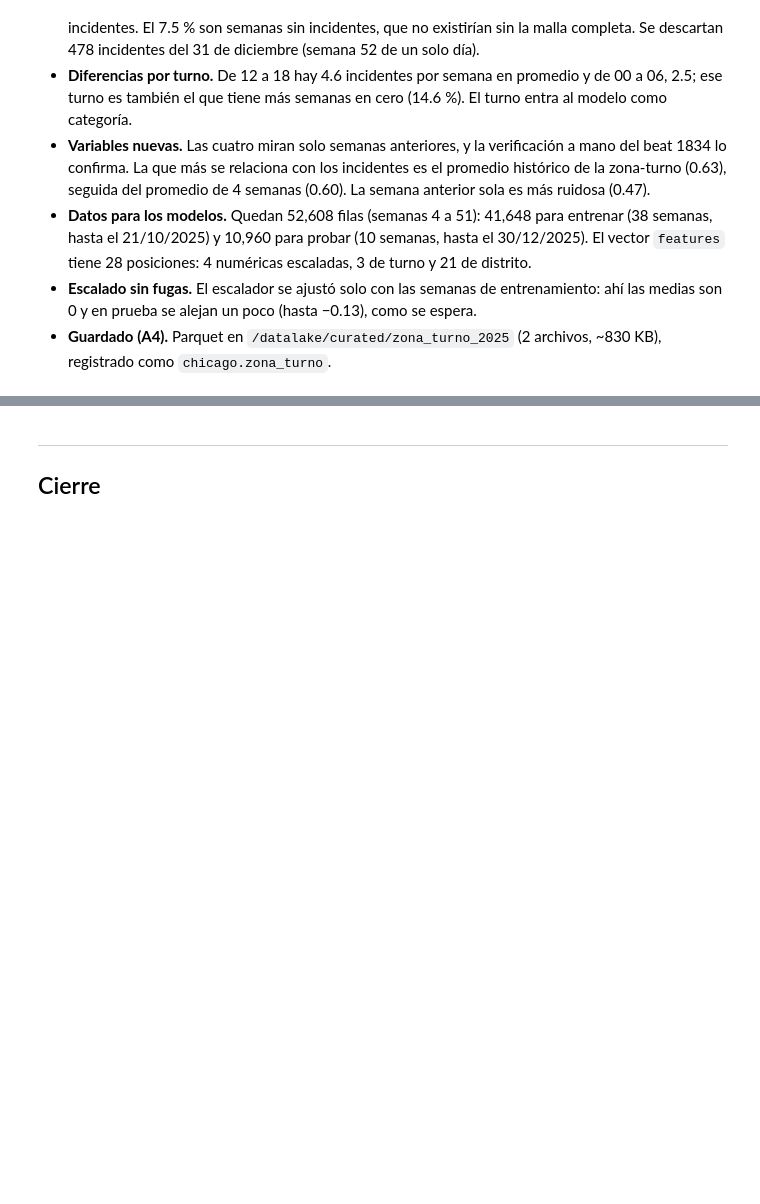
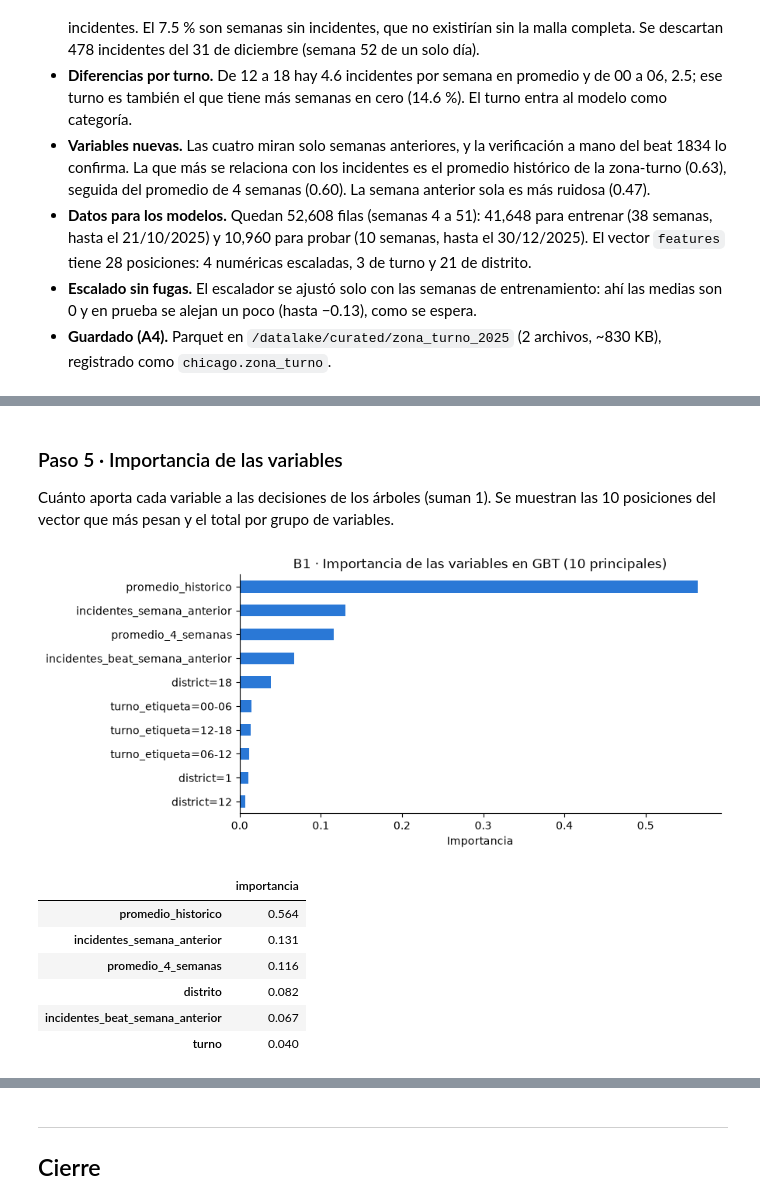
Before and after one commit to valentinodepaola/proyecto-integrador-big-data, a Jupyter notebook: notebooks/fase3_pipeline.ipynb, the cells around one changed output, grey strips where cells are left out. Saved outputs shown, nothing was run; the diff lists cells and outputs as text; code cells hidden in the pictures; blank space fills up the shorter version.

```diff
--- a/notebooks/fase3_pipeline.ipynb
+++ b/notebooks/fase3_pipeline.ipynb
@@ -901,0 +970,16 @@ root
+# %%
+SEMANA_VALIDACION = 34
+df_ajuste = df_entrenamiento.filter(F.col("semana") < SEMANA_VALIDACION)
+df_validacion = df_entrenamiento.filter(F.col("semana") >= SEMANA_VALIDACION)
+
+resultados_ajuste = []
+for profundidad in (3, 5):
+    for arboles in (20, 50):
+        gbt = GBTRegressor(featuresCol="features", labelCol="incidentes", maxDepth=profundidad, maxIter=arboles, seed=42)
+        prediccion = gbt.fit(df_ajuste).transform(df_validacion)
+        resultados_ajuste.append({"maxDepth": profundidad, "maxIter": arboles, **metricas(prediccion, "prediction")})
+
+tabla_ajuste = pd.DataFrame(resultados_ajuste).sort_values("RMSE").reset_index(drop=True)
+mejor_gbt = tabla_ajuste.iloc[0]
+print(f"Mejor combinación en validación: maxDepth = {mejor_gbt['maxDepth']:.0f}, maxIter = {mejor_gbt['maxIter']:.0f}")
+tabla_ajuste.round(4)
@@ -901,0 +997,10 @@ root
+# %%
+spark.sparkContext.setJobDescription("B1 · entrenamiento GBT")
+inicio = time.time()
+modelo_gbt = GBTRegressor(featuresCol="features", labelCol="incidentes",
+                          maxDepth=int(mejor_gbt["maxDepth"]), maxIter=int(mejor_gbt["maxIter"]), seed=42).fit(df_entrenamiento)
+segundos_gbt = time.time() - inicio
+spark.sparkContext.setJobDescription(None)
+
+pred_gbt = modelo_gbt.transform(df_prueba).cache()
+print(f"GBT con {modelo_gbt.getNumTrees} árboles de profundidad {modelo_gbt.getMaxDepth()} · entrenado en {segundos_gbt:.1f} s")
@@ -901,0 +1050,25 @@ root
+# %% [markdown]
+### Paso 5 · Importancia de las variables
+
+Cuánto aporta cada variable a las decisiones de los árboles (suman 1). Se muestran las 10 posiciones del vector que más pesan y el total por grupo de variables.
+# %%
+importancia_gbt = pd.Series(modelo_gbt.featureImportances.toArray(), index=NOMBRES_FEATURES).sort_values(ascending=False)
+
+fig, ax = plt.subplots(figsize=(8, 4))
+importancia_gbt.head(10)[::-1].plot.barh(ax=ax, color="#2a78d6")
+ax.set(title="B1 · Importancia de las variables en GBT (10 principales)", xlabel="Importancia")
+ax.spines[["top", "right"]].set_visible(False)
+plt.show()
+
+grupo = importancia_gbt.index.map(lambda n: "turno" if n.startswith("turno_etiqueta=")
+                                  else "distrito" if n.startswith("district=") else n)
+importancia_gbt.groupby(grupo).sum().sort_values(ascending=False).round(3).to_frame("importancia")
+# %% [output]
+[figure, added]
+|  | importancia |
+| promedio_historico | 0.564 |
+| incidentes_semana_anterior | 0.131 |
+| promedio_4_semanas | 0.116 |
+| distrito | 0.082 |
+| incidentes_beat_semana_anterior | 0.067 |
+| turno | 0.040 |
```
Also changed, not shown: parts of 21 cells of this notebook, 1 other file.
